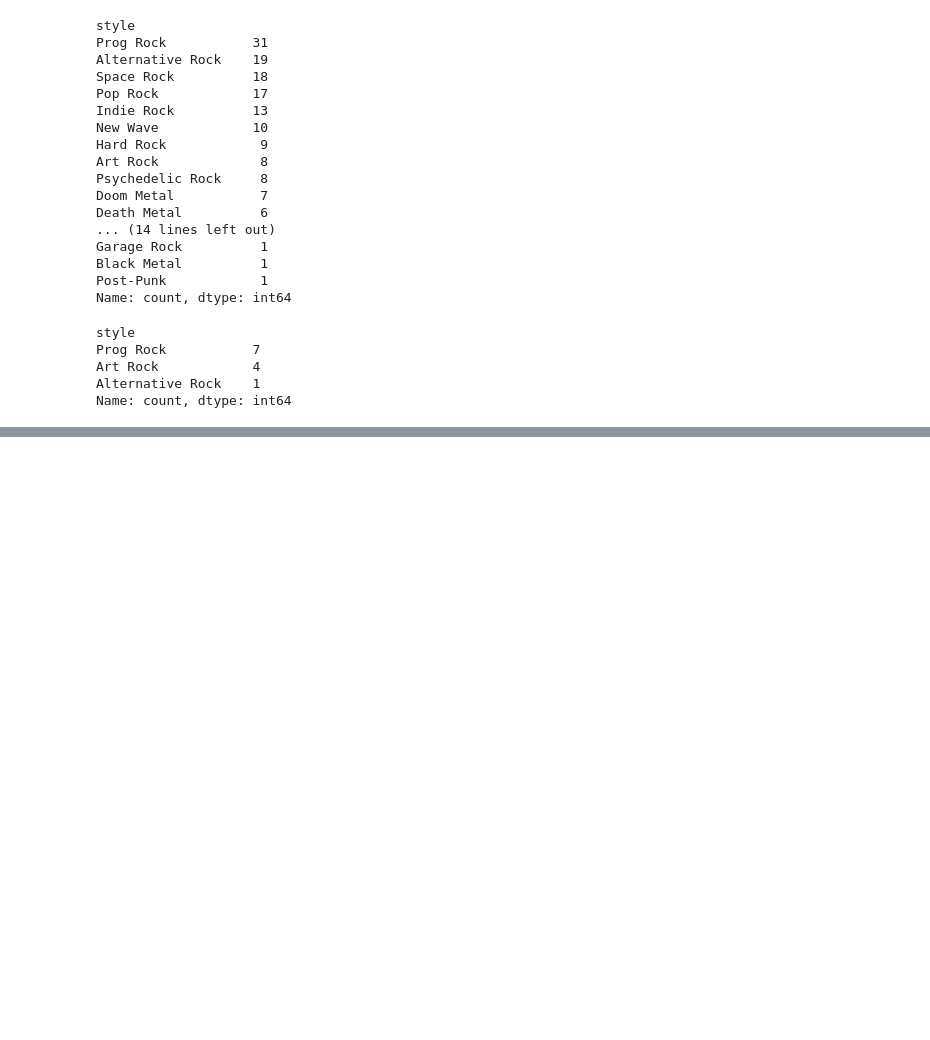
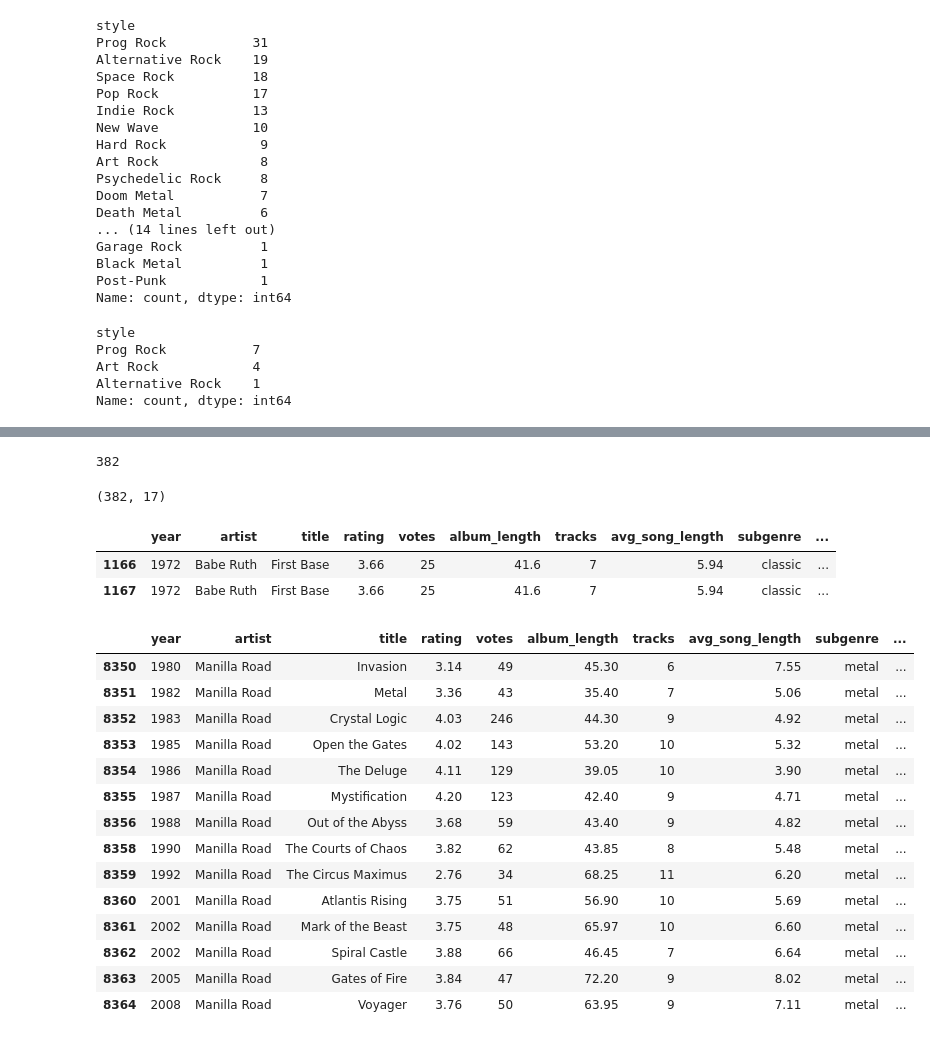
Before and after one commit to arnauog/what_the_rock, a Jupyter notebook: 4 geopy_origins.ipynb, the cells around one changed output, grey strips where cells are left out. Drawn from its saved outputs; the diff is of its cells as text; code cells hidden in the pictures; blank space fills up the shorter version.

```diff
--- a/4 geopy_origins.ipynb
+++ b/4 geopy_origins.ipynb
@@ -3314,2 +3337,34 @@ Name: count, dtype: int64
+# %%
+329+53
+# %% [output]
+382
+# %%
+df_final[df_final['state']=='Pennsylvania'].shape
+# %% [output]
+(382, 17)
+# %%
+df_final[df_final['city']=='Hatfield']
+# %% [output]
+|  | year | artist | title | rating | votes | album_length | tracks | avg_song_length | subgenre | ... |
+| 1166 | 1972 | Babe Ruth | First Base | 3.66 | 25 | 41.6 | 7 | 5.94 | classic | ... |
+| 1167 | 1972 | Babe Ruth | First Base | 3.66 | 25 | 41.6 | 7 | 5.94 | classic | ... |
+# %%
+df_final[df_final['state']=='Kansas'].query("style == 'Heavy Metal'").sort_values('year')
+# %% [output]
+|  | year | artist | title | rating | votes | album_length | tracks | avg_song_length | subgenre | ... |
+| 8350 | 1980 | Manilla Road | Invasion | 3.14 | 49 | 45.30 | 6 | 7.55 | metal | ... |
+| 8351 | 1982 | Manilla Road | Metal | 3.36 | 43 | 35.40 | 7 | 5.06 | metal | ... |
+| 8352 | 1983 | Manilla Road | Crystal Logic | 4.03 | 246 | 44.30 | 9 | 4.92 | metal | ... |
+| 8353 | 1985 | Manilla Road | Open the Gates | 4.02 | 143 | 53.20 | 10 | 5.32 | metal | ... |
+| 8354 | 1986 | Manilla Road | The Deluge | 4.11 | 129 | 39.05 | 10 | 3.90 | metal | ... |
+| 8355 | 1987 | Manilla Road | Mystification | 4.20 | 123 | 42.40 | 9 | 4.71 | metal | ... |
+| 8356 | 1988 | Manilla Road | Out of the Abyss | 3.68 | 59 | 43.40 | 9 | 4.82 | metal | ... |
+| 8358 | 1990 | Manilla Road | The Courts of Chaos | 3.82 | 62 | 43.85 | 8 | 5.48 | metal | ... |
+| 8359 | 1992 | Manilla Road | The Circus Maximus | 2.76 | 34 | 68.25 | 11 | 6.20 | metal | ... |
+| 8360 | 2001 | Manilla Road | Atlantis Rising | 3.75 | 51 | 56.90 | 10 | 5.69 | metal | ... |
+| 8361 | 2002 | Manilla Road | Mark of the Beast | 3.75 | 48 | 65.97 | 10 | 6.60 | metal | ... |
+| 8362 | 2002 | Manilla Road | Spiral Castle | 3.88 | 66 | 46.45 | 7 | 6.64 | metal | ... |
+| 8363 | 2005 | Manilla Road | Gates of Fire | 3.84 | 47 | 72.20 | 9 | 8.02 | metal | ... |
+| 8364 | 2008 | Manilla Road | Voyager | 3.76 | 50 | 63.95 | 9 | 7.11 | metal | ... |
 # %%
 df_final[df_final['city']=='Washington'].shape
```
Also changed, not shown: parts of 13 cells of this notebook, 1 other file.
